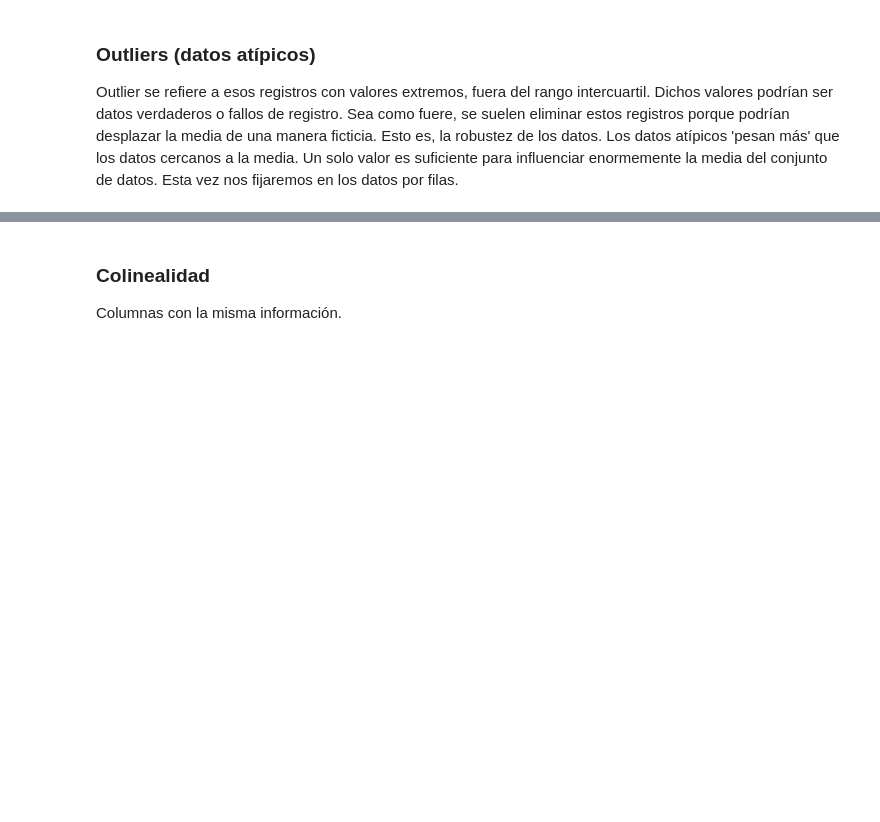
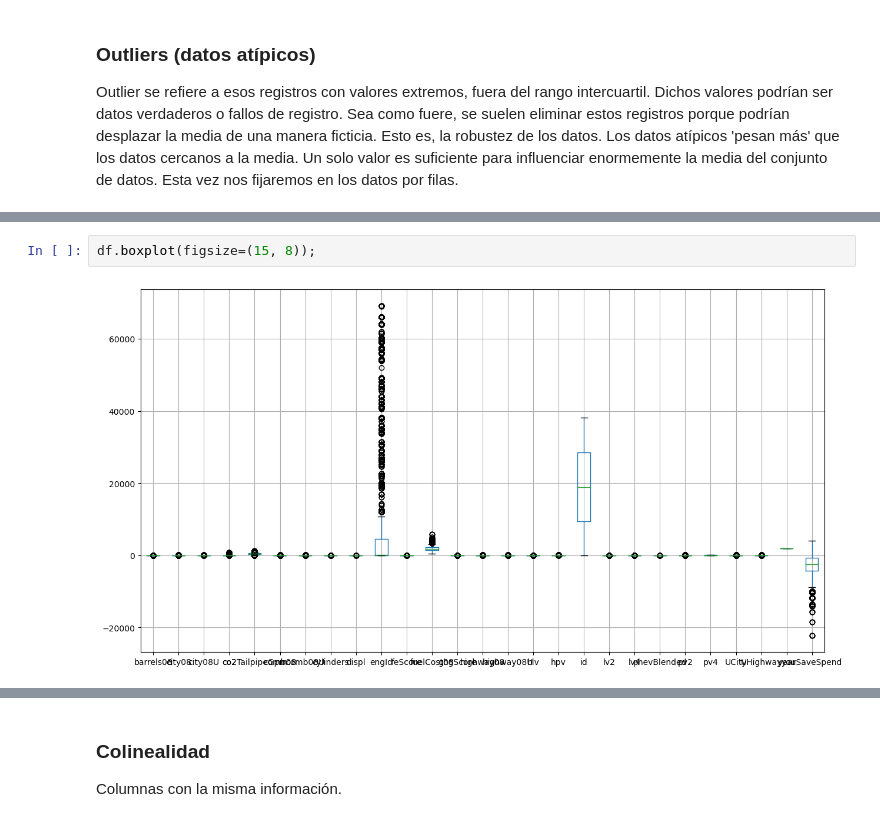
Before and after one commit to Ironhack-Data-Madrid-Octubre-2023/apuntes_clase, a Jupyter notebook: semana_2/3.1 - Data Cleaning.ipynb, the cells around one changed output, grey strips where cells are left out. Saved outputs shown, nothing was run; the diff lists cells and outputs as text; blank space fills up the shorter version.

```diff
--- a/semana_2/3.1 - Data Cleaning.ipynb
+++ b/semana_2/3.1 - Data Cleaning.ipynb
@@ -344,0 +545,4 @@ Outlier se refiere a esos registros con valores extremos, fuera del rango interc
+# %%
+df.boxplot(figsize=(15, 8));
+# %% [output]
+[figure, added]
```
Also changed, not shown: parts of 30 cells of this notebook.
